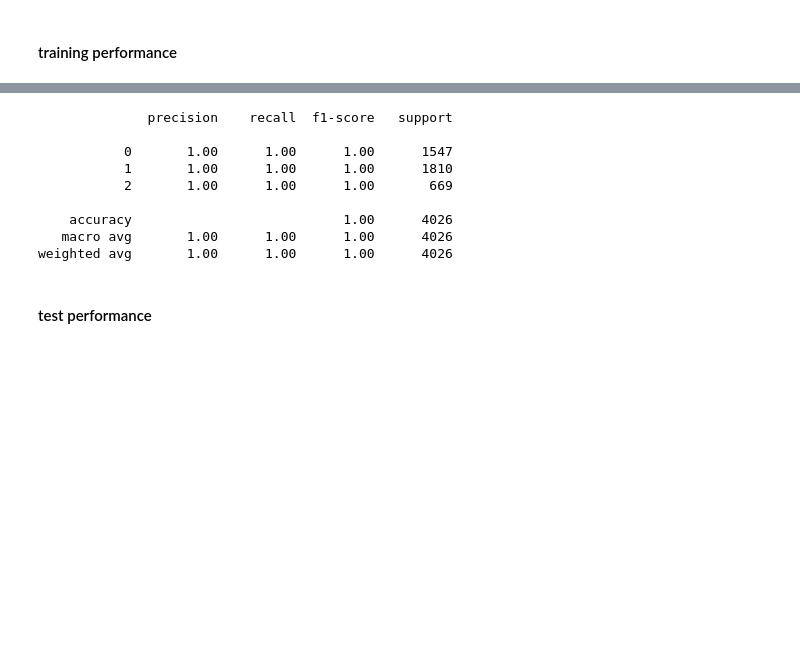
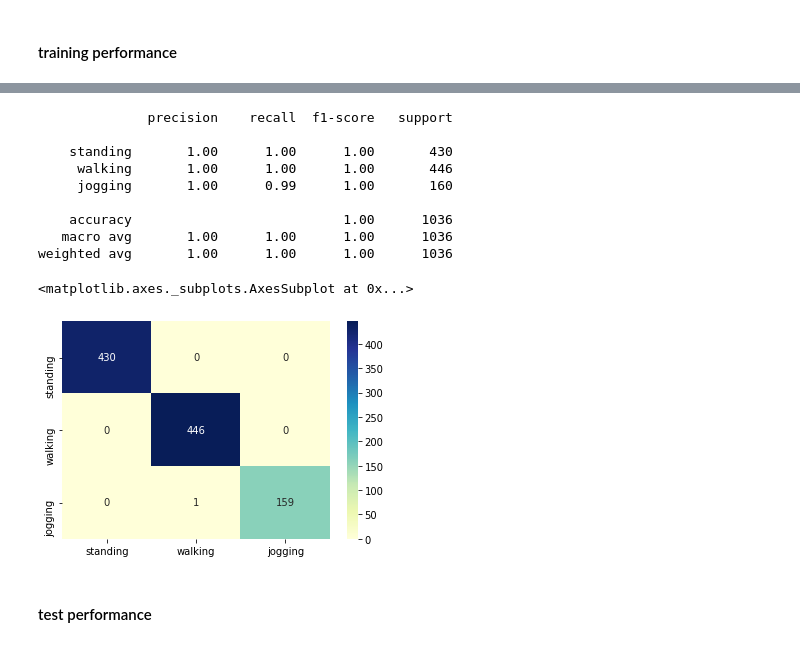
Before and after one commit to MrBanhBao/sensor-data-gans, a Jupyter notebook: classifiers/notebooks/classifiers.ipynb, the cells around one changed output, grey strips where cells are left out. Drawn from its saved outputs; the diff is of its cells as text; code cells hidden in the pictures; blank space fills up the shorter version.

```diff
--- a/classifiers/notebooks/classifiers.ipynb
+++ b/classifiers/notebooks/classifiers.ipynb
@@ -120,7 +142,8 @@ _________________________________________________________________
 # %%
 model.compile(loss='categorical_crossentropy', optimizer='adam', metrics=['accuracy'])
 # %%
-x, y = shuffle(x_train, y_train)
-model.fit(x, y, batch_size=32, epochs=10, validation_data=(x_val, y_val))
+# x, y = shuffle(x_train, y_train)
+x, y = shuffle(x_val, y_val)
+model.fit(x, y, batch_size=32, epochs=10)#, validation_data=(x_val, y_val))
 # %% [output]
 Epoch 1/10
@@ -154,17 +177,25 @@ model.evaluate(x, y)
 # %%
 y_head = model.predict(x)
 # %%
-print(classification_report(y.argmax(axis=-1), y_head.argmax(axis=-1)))
+print(classification_report(y.argmax(axis=-1), y_head.argmax(axis=-1), target_names=labels))
 # %% [output]
               precision    recall  f1-score   support
 
-           0       1.00      1.00      1.00      1547
-           1       1.00      1.00      1.00      1810
-           2       1.00      1.00      1.00       669
+    standing       1.00      1.00      1.00       430
+     walking       1.00      1.00      1.00       446
+     jogging       1.00      0.99      1.00       160
 
-    accuracy                           1.00      4026
-   macro avg       1.00      1.00      1.00      4026
-weighted avg       1.00      1.00      1.00      4026
+    accuracy                           1.00      1036
+   macro avg       1.00      1.00      1.00      1036
+weighted avg       1.00      1.00      1.00      1036
+# %%
+cm = confusion_matrix(y.argmax(axis=-1), y_head.argmax(axis=-1))
+cm_df = pd.DataFrame(cm, index = labels,
+                  columns = labels)
+sns.heatmap(cm_df, annot=True, cmap='YlGnBu', fmt='g')
+# %% [output]
+<matplotlib.axes._subplots.AxesSubplot at 0x...>
+[figure, added]
 # %% [markdown]
 #### test performance
 # %%
```
Also changed, not shown: parts of 32 cells of this notebook, 30 other files.
